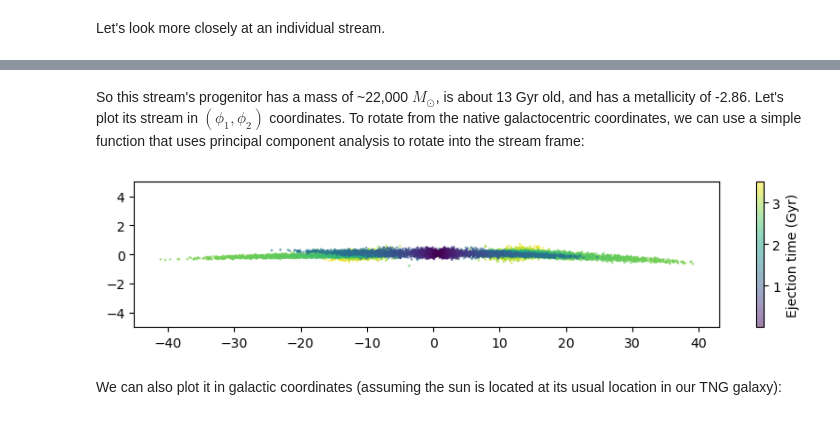
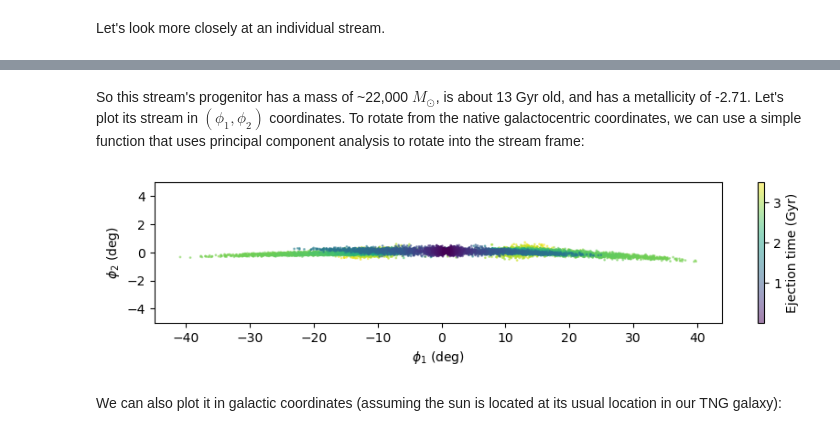
Before and after one commit to cholm-hansen/StreamCatalogs, a Jupyter notebook: example.ipynb, the cells around one changed output, grey strips where cells are left out. Drawn from its saved outputs; the diff is of its cells as text; code cells hidden in the pictures.

```diff
--- a/example.ipynb
+++ b/example.ipynb
@@ -11,9 +11,10 @@ The data for each halo is split up into two components: `cluster_info.hdf5` cont
 # %%
 ## specify your own path to where the data are stored below
-root = "/Users/cphh/astro/stream-generation-model/"
+root = "/Users/cphh/downloads/"
 
-catalog = h5py.File(root + "stream_catalog.hdf5", "r")
-clusters = h5py.File(root + "cluster_info.hdf5", "r")
+
+catalog = h5py.File(root + "523889_streams.hdf5", "r")
+clusters = h5py.File(root + "523889_clusters.hdf5", "r")
 # %% [markdown]
 Each individual stream can be accessed by indexing a string integer, starting from zero up to to how many streams there are in a given halo.
 # %%
@@ -29,7 +30,7 @@ print(len(catalog.keys()))
 # %% [markdown]
 Let's look more closely at an individual stream.
 # %%
-index = '240'
+index = '238'
 
 cluster = clusters[index]
 stream = catalog[index]
@@ -44,5 +45,5 @@ print(cluster['feh'][()])
 # %% [markdown]
-So this stream's progenitor has a mass of ~22,000 $M_{\odot}$, is about 13 Gyr old, and has a metallicity of -2.86. Let's plot its stream in $(\phi_1, \phi_2 )$ coordinates. To rotate from the native galactocentric coordinates, we can use a simple function that uses principal component analysis to rotate into the stream frame:
+So this stream's progenitor has a mass of ~22,000 $M_{\odot}$, is about 13 Gyr old, and has a metallicity of -2.71. Let's plot its stream in $(\phi_1, \phi_2 )$ coordinates. To rotate from the native galactocentric coordinates, we can use a simple function that uses principal component analysis to rotate into the stream frame:
 # %%
 def shift_stream_coordinates(xv_stream):
         pos = xv_stream[:,:3]
@@ -80,25 +81,27 @@ def shift_stream_coordinates(xv_stream):
 # %%
 x = catalog[index]['x'][:]
 y = catalog[index]['y'][:]
 z = catalog[index]['z'][:]
 
 vx = catalog[index]['vx'][:]
 vy = catalog[index]['vy'][:]
 vz = catalog[index]['vz'][:]
 
 xv_stream = np.array([x, y, z, vx, vy, vz]).T
 
 
 phi1, phi2 = shift_stream_coordinates(xv_stream)
 
 
 plt.figure(figsize=(10,2))
 plt.scatter(phi1, phi2, s=1, alpha=0.5, c=stream['ejection_time'][:])
 plt.ylim(-5,5)
 plt.colorbar(label='Ejection time (Gyr)')
+plt.xlabel(r'$\phi_1$ (deg)')
+plt.ylabel(r'$\phi_2$ (deg)')
 plt.show()
 # %% [output]
-[figure, old version]
+[figure, new version]
 # %% [markdown]
 We can also plot it in galactic coordinates (assuming the sun is located at its usual location in our TNG galaxy):
 # %%
```
Also changed, not shown: parts of 4 cells of this notebook, 1 other file.
